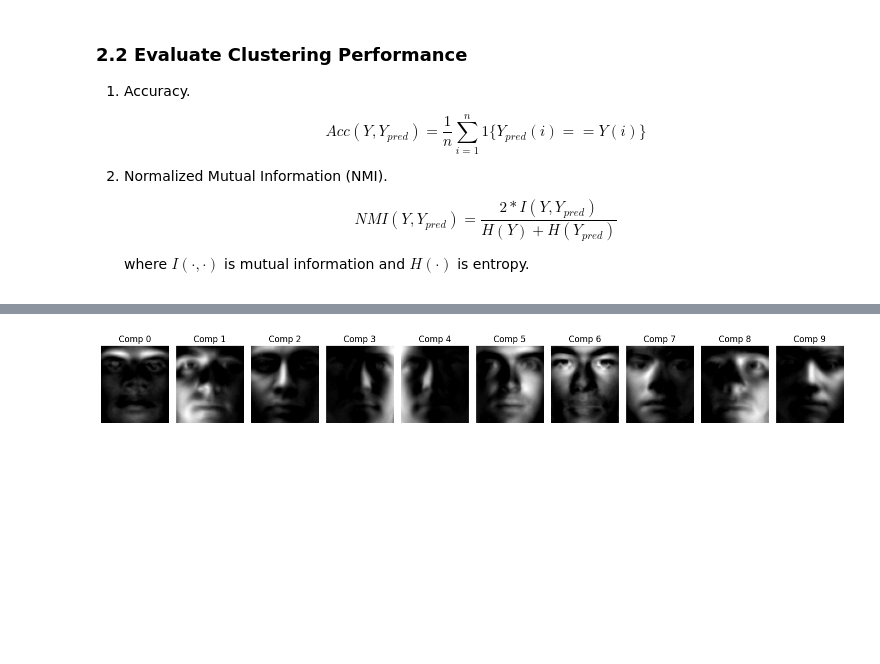
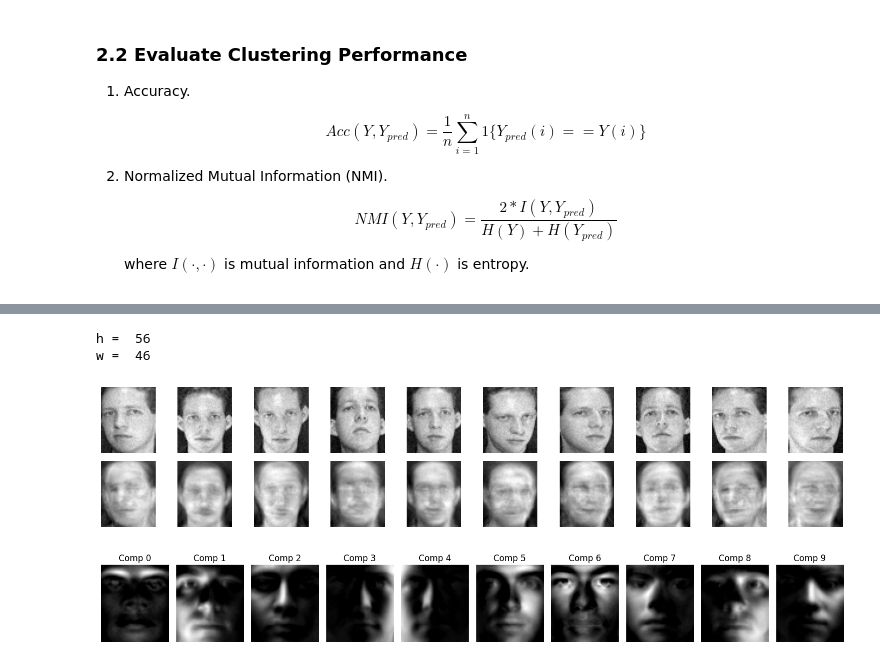
Before and after one commit to jbsaunders/comp5328-assignment-1, a Jupyter notebook: assignment1_patrick.ipynb, the cells around one changed output, grey strips where cells are left out. Drawn from its saved outputs; the diff is of its cells as text; code cells hidden in the pictures; blank space fills up the shorter version.

```diff
--- a/assignment1_patrick.ipynb
+++ b/assignment1_patrick.ipynb
@@ -519,3 +561,55 @@ Acc(NMI) = 0.6250 (0.7972)
+# %%
+import numpy as np
+import matplotlib.pyplot as plt
+
+def plot_reconstructions(V, W, H, h=None, w=None, n_images=10):
+    """
+    Plot a few original images and their reconstructions side by side.
+
+    V : (m, n) data matrix (each column is a flattened image)
+    W, H : NMF factors (V ≈ W @ H)
+    h, w : image height and width (optional; inferred if not provided)
+    n_images : number of images to display
+    """
+    m, n = V.shape
+    V_hat = W @ H
+
+
+
+
+
+
+    n_images = min(n_images, n)
+    fig, axes = plt.subplots(2, n_images, figsize=(1.5*n_images, 3))
+
+    for i in range(n_images):
+        # Original
+        axes[0, i].imshow(V[:, i].reshape(h, w), cmap="gray")
+        axes[0, i].axis("off")
+        if i == 0:
+            axes[0, i].set_ylabel("Original", fontsize=12)
+
+        # Reconstruction
+        axes[1, i].imshow(V_hat[:, i].reshape(h, w), cmap="gray")
+        axes[1, i].axis("off")
+        if i == 0:
+            axes[1, i].set_ylabel("Reconstructed", fontsize=12)
+
+    plt.tight_layout()
+    plt.show()
+
+
+# hardcoding these for now
+# h = 56
+# w = 46
+
+print("h = ", h)
+print("w = ", w)
+plot_reconstructions(V, W, H, h, w, n_images=10)
+# %% [output]
+h =  56
+w =  46
+[figure, added]
 # %%
 import numpy as np
 import matplotlib.pyplot as plt
```
Also changed, not shown: parts of 10 cells of this notebook.
